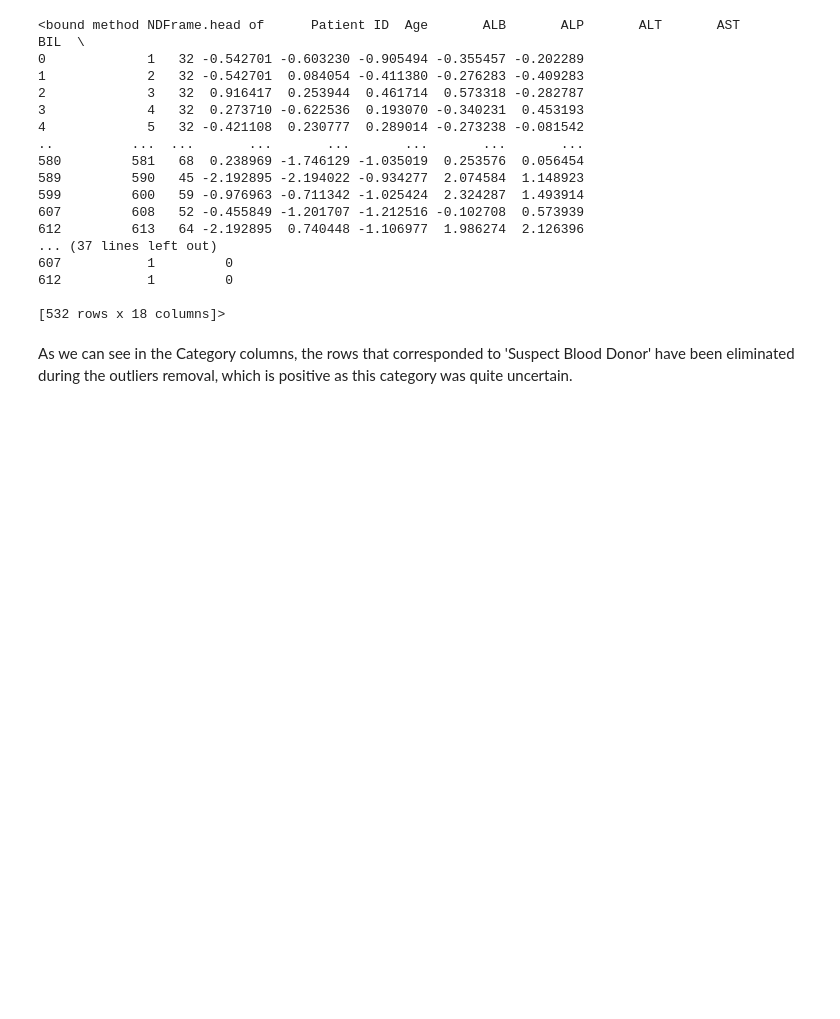
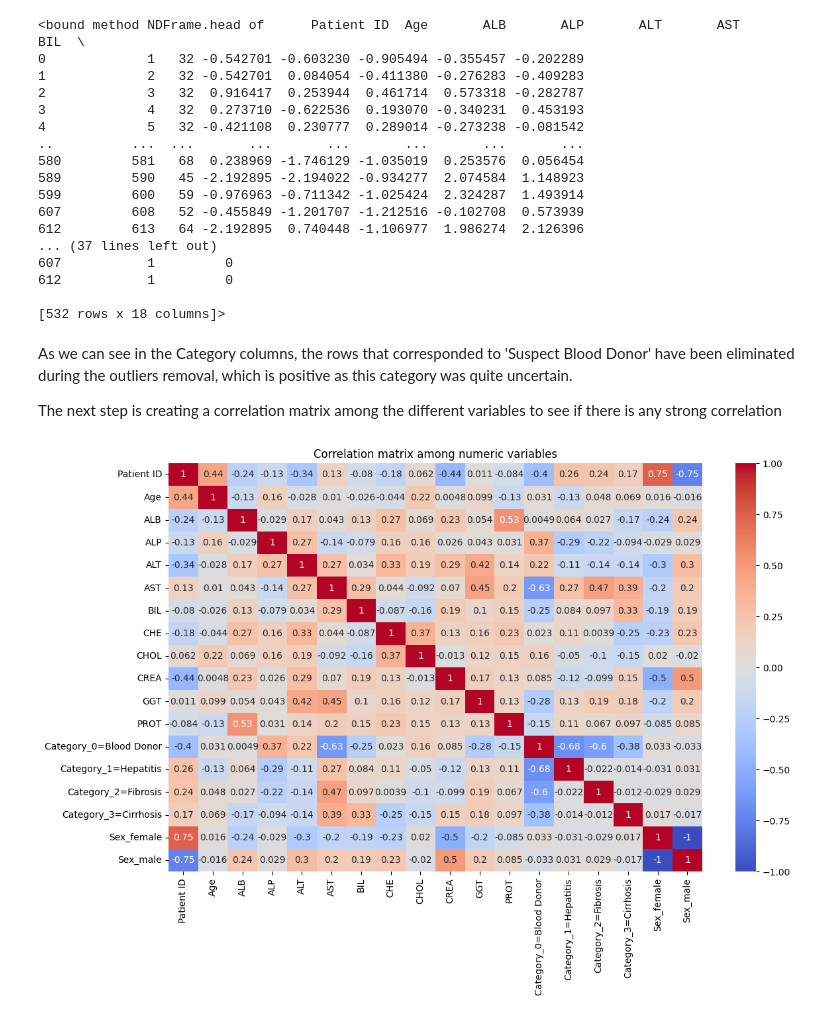
Before and after one commit to Biokatzen/Hepatitis-C-Prediction-Dataset, a Jupyter notebook: HepatitisC_Prediction_Dataset.ipynb, the cells around one changed output. Drawn from its saved outputs; the diff is of its cells as text; code cells hidden in the pictures; blank space fills up the shorter version.

```diff
--- a/HepatitisC_Prediction_Dataset.ipynb
+++ b/HepatitisC_Prediction_Dataset.ipynb
@@ -218,3 +218,15 @@ print(df_encoded.head)
 [532 rows x 18 columns]>
 # %% [markdown]
 As we can see in the Category columns, the rows that corresponded to 'Suspect Blood Donor' have been eliminated during the outliers removal, which is positive as this category was quite uncertain.
+
+The next step is creating a correlation matrix among the different variables to see if there is any strong correlation
+# %%
+import seaborn as sns
+
+plt.figure(figsize=(13,8))
+corr = df_encoded.corr(numeric_only = True)
+sns.heatmap(corr, annot=True, cmap = 'coolwarm')
+plt.title('Correlation matrix among numeric variables')
+plt.show()
+# %% [output]
+[figure, added]
```
Also changed, not shown: parts of 1 cell of this notebook.
